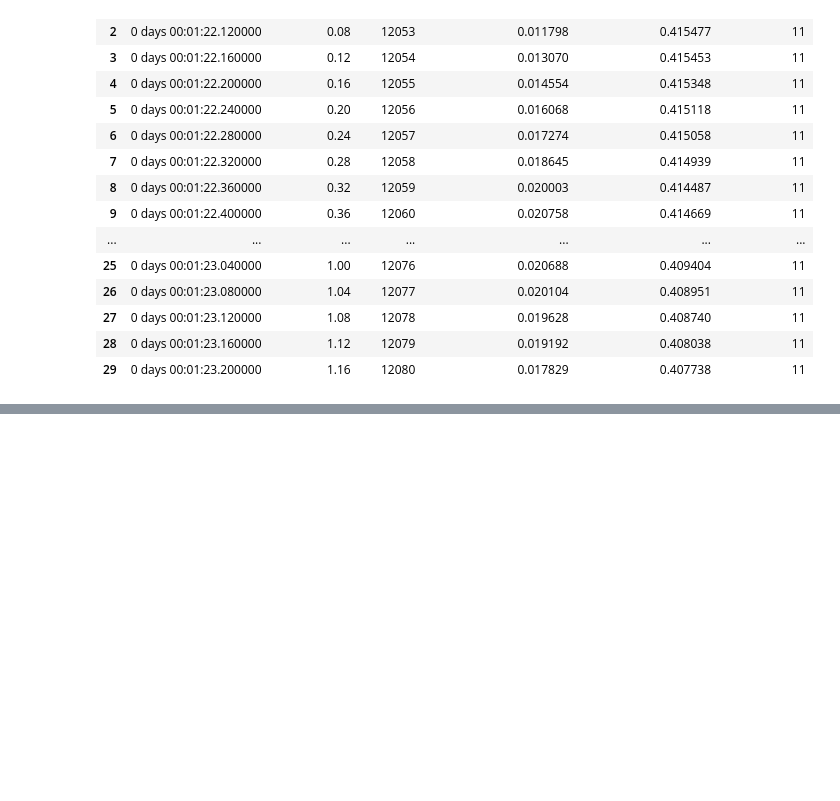
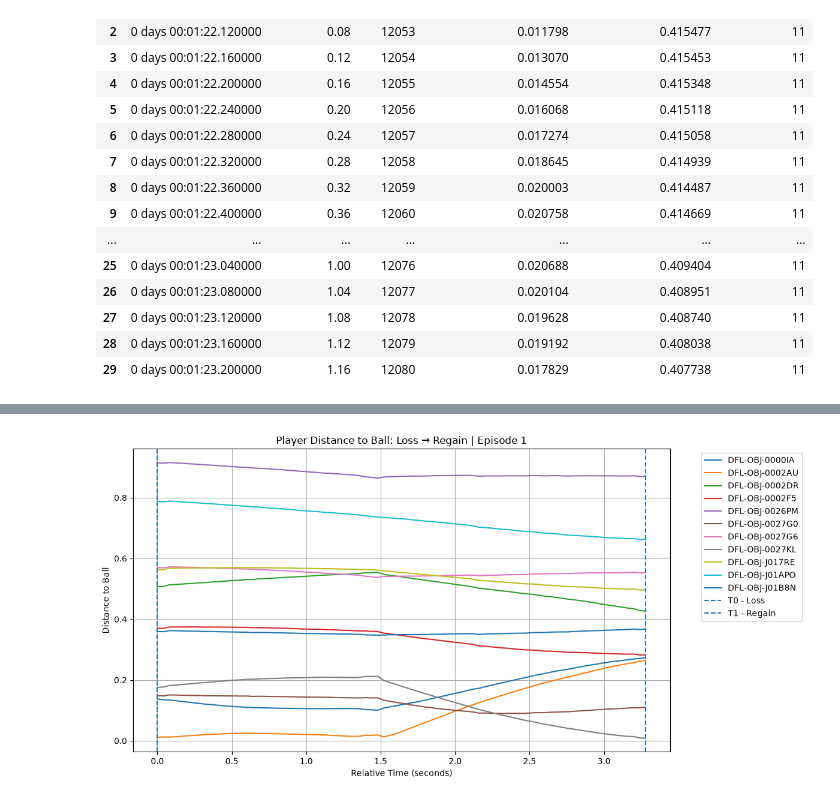
Before and after one commit to Rizal02s/Laporan-TA, a Jupyter notebook: notebooks/03_dataset_quantity.ipynb, the cells around one changed output, grey strips where cells are left out. Saved outputs shown, nothing was run; the diff lists cells and outputs as text; code cells hidden in the pictures; blank space fills up the shorter version.

```diff
--- a/notebooks/03_dataset_quantity.ipynb
+++ b/notebooks/03_dataset_quantity.ipynb
@@ -955,7 +943,11 @@ base = base.sort_values(
 
 # Kolom hasil
 base["regain_found"] = False
-base["regain_timestamp"] = pd.NaT
+base["regain_timestamp"] = pd.Series(
+    pd.NaT,
+    index=base.index,
+    dtype="timedelta64[ns]"
+)
 base["regain_gap_seconds"] = pd.NA
 base["regain_from_team"] = pd.NA
 
@@ -1477,8 +1469,8 @@ for player_id in player_ids_tracking:
     ):
         continue
 
-    x = frame_loss[x_col]
-    y = frame_loss[y_col]
+    x = loss_row[x_col]
+    y = loss_row[y_col]
 
     # Hanya pemain dengan posisi valid
     if pd.isna(x) or pd.isna(y):
@@ -1494,7 +1486,7 @@ for player_id in player_ids_tracking:
 
     team_id = team_rows["team_id"].iloc[0]
 
-    speed = frame_loss[s_col]
+    speed = loss_row[s_col]
 
     loss_nodes.append({
         "player_id": player_id,
@@ -1513,8 +1505,8 @@ print(
 
 display(loss_nodes_df)
 
-ball_x = frame_loss["ball_x"]
-ball_y = frame_loss["ball_y"]
+ball_x = loss_row["ball_x"]
+ball_y = loss_row["ball_y"]
 
 print("Ball X:", ball_x)
 print("Ball Y:", ball_y)
@@ -1922,0 +2428,42 @@ Jumlah record: 913
+# %%
+import matplotlib.pyplot as plt
+
+plt.figure(figsize=(12, 6))
+
+for player_id, group in post_loss_ts.groupby("player_id"):
+    group = group.sort_values("relative_time")
+
+    plt.plot(
+        group["relative_time"],
+        group["distance_to_ball"],
+        label=player_id
+    )
+
+plt.axvline(
+    x=0,
+    linestyle="--",
+    label="T0 - Loss"
+)
+
+plt.axvline(
+    x=episode["regain_gap_seconds"],
+    linestyle="--",
+    label="T1 - Regain"
+)
+
+plt.xlabel("Relative Time (seconds)")
+plt.ylabel("Distance to Ball")
+plt.title(
+    "Player Distance to Ball: Loss → Regain | Episode 1"
+)
+
+plt.legend(
+    bbox_to_anchor=(1.05, 1),
+    loc="upper left"
+)
+
+plt.grid(True)
+plt.tight_layout()
+plt.show()
+# %% [output]
+[figure, added]
```
Also changed, not shown: parts of 4 cells of this notebook, 3 other files.
